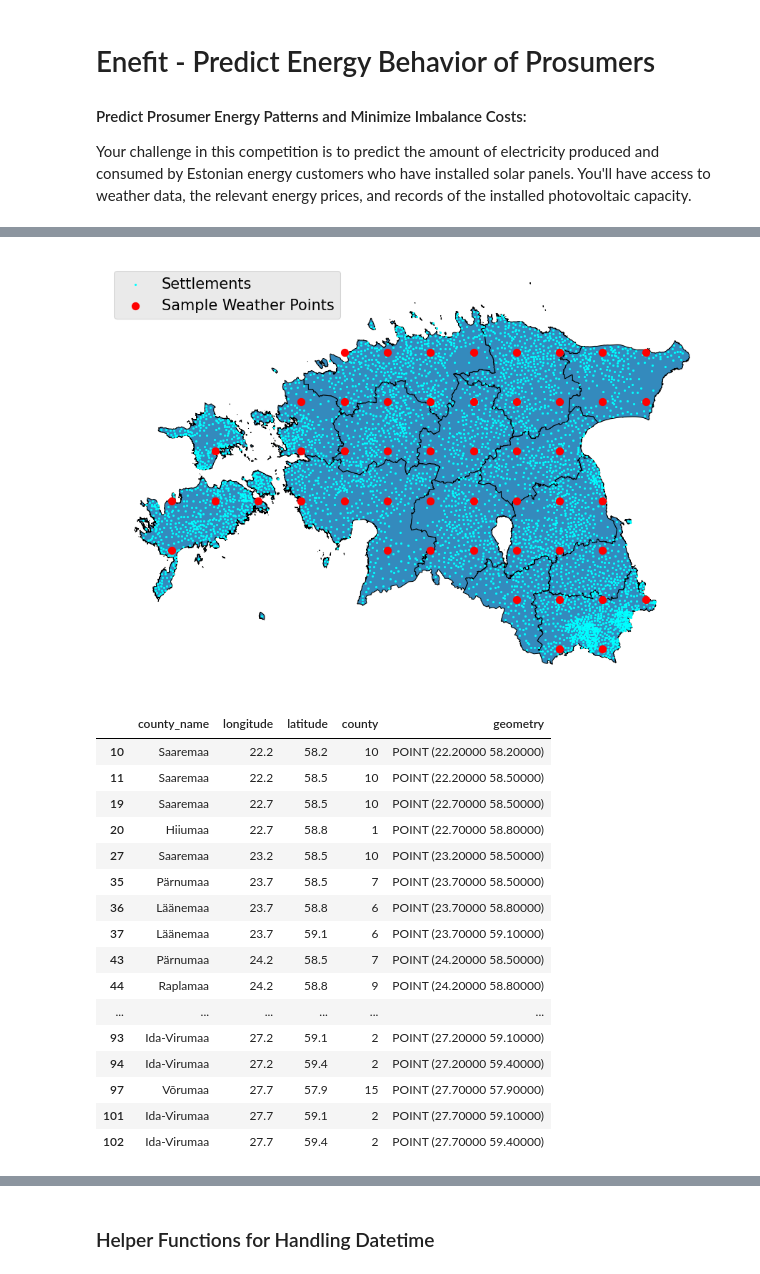
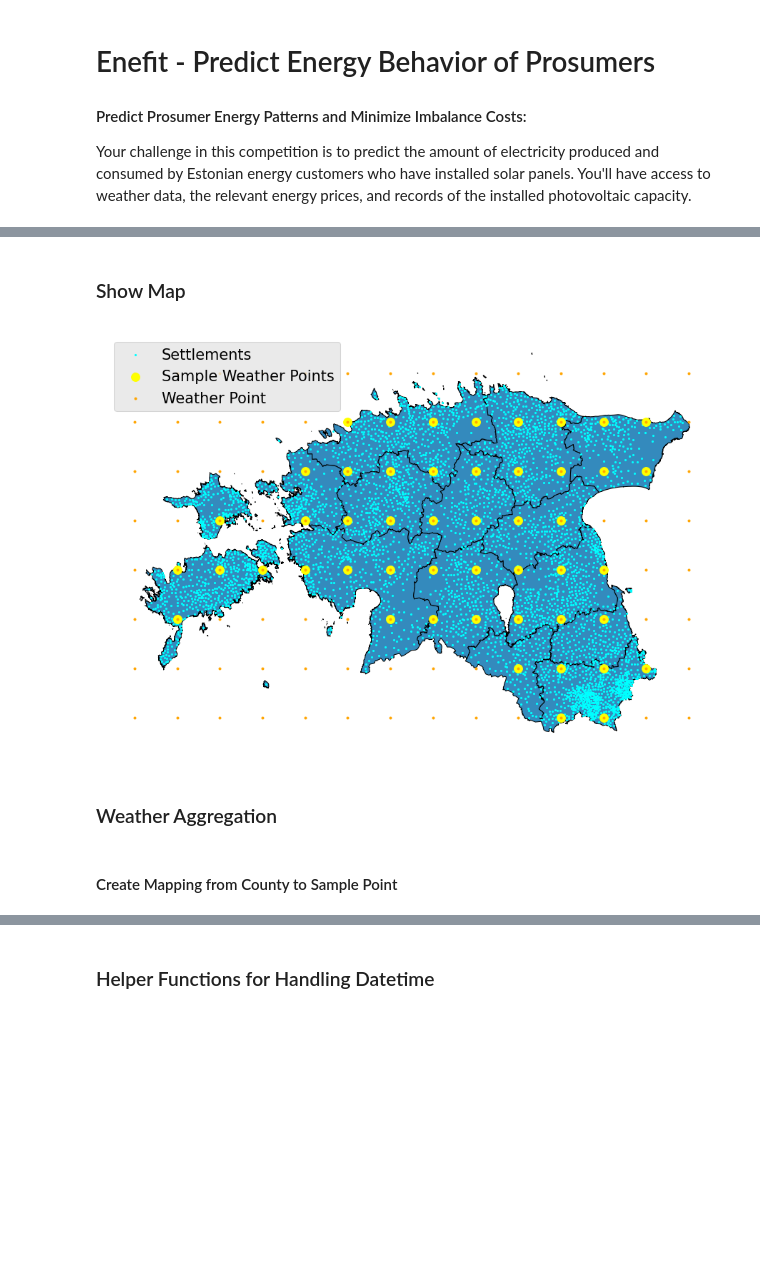
Before and after one commit to blcrosbie/kaggle, a Jupyter notebook: predict-energy-behavior-of-prosumers/Enefit Prosumer Behavior Prediction.ipynb, the cells around one changed output, grey strips where cells are left out. Cells and saved outputs as stored; diff of their text form; code cells hidden in the pictures; blank space fills up the shorter version.

```diff
--- a/predict-energy-behavior-of-prosumers/Enefit Prosumer Behavior Prediction.ipynb
+++ b/predict-energy-behavior-of-prosumers/Enefit Prosumer Behavior Prediction.ipynb
@@ -78,0 +72,13 @@ station_gdf = gpd.GeoDataFrame(
+# %%
+samples = samples.reset_index()
+# %%
+samples = samples.rename(columns={'index': 'sample_point'})
+# %%
+for col, dtype in dtypes.items():
+    samples[col] = samples[col].astype(dtype)
+    if dtype == 'float':
+        samples[col] = samples[col].apply(lambda x: round(x, 1))
+
+samples_gdf = gpd.GeoDataFrame(
+    samples, geometry=gpd.points_from_xy(samples.longitude, samples.latitude), crs=ESTONIA_CRS
+)
@@ -79,31 +92,22 @@ station_gdf = gpd.GeoDataFrame(
+# %%
+weather_gdf_first = weather_gdf[weather_gdf.datetime == weather_gdf.datetime.min()].reset_index().rename(columns={'index': 'sample_point'})
+# %% [markdown]
+### Show Map
 # %%
 # Plot the counties of Estonia as well as the centroids of the Weather Data Sample Points
 fig, ax = plt.subplots(figsize=(6,8))
 counties.plot(edgecolor='k',ax=ax)
 settlements.centroid.plot(markersize=1, color='cyan', ax=ax, label="Settlements")
-station_gdf.centroid.plot(markersize=24,color='r', ax=ax, label="Sample Weather Points")
+samples_gdf.centroid.plot(markersize=32, color='yellow', ax=ax, label="Sample Weather Points")
+weather_gdf_first.centroid.plot(markersize=2, color='orange', ax=ax, label="Weather Point")
 plt.legend()
 plt.axis('off')
 plt.tight_layout();
 # %% [output]
-[figure, old version]
+[figure, new version]
+# %% [markdown]
+### Weather Aggregation
+# %% [markdown]
+#### Create Mapping from County to Sample Point
 # %%
-station_gdf
+pts_per_sample_gdf = gpd.sjoin_nearest(settlements, weather_gdf_first, distance_col='dist')
-# %% [output]
-|  | county_name | longitude | latitude | county | geometry |
-| 10 | Saaremaa | 22.2 | 58.2 | 10 | POINT (22.20000 58.20000) |
-| 11 | Saaremaa | 22.2 | 58.5 | 10 | POINT (22.20000 58.50000) |
-| 19 | Saaremaa | 22.7 | 58.5 | 10 | POINT (22.70000 58.50000) |
-| 20 | Hiiumaa | 22.7 | 58.8 | 1 | POINT (22.70000 58.80000) |
-| 27 | Saaremaa | 23.2 | 58.5 | 10 | POINT (23.20000 58.50000) |
-| 35 | Pärnumaa | 23.7 | 58.5 | 7 | POINT (23.70000 58.50000) |
-| 36 | Läänemaa | 23.7 | 58.8 | 6 | POINT (23.70000 58.80000) |
-| 37 | Läänemaa | 23.7 | 59.1 | 6 | POINT (23.70000 59.10000) |
-| 43 | Pärnumaa | 24.2 | 58.5 | 7 | POINT (24.20000 58.50000) |
-| 44 | Raplamaa | 24.2 | 58.8 | 9 | POINT (24.20000 58.80000) |
-| ... | ... | ... | ... | ... | ... |
-| 93 | Ida-Virumaa | 27.2 | 59.1 | 2 | POINT (27.20000 59.10000) |
-| 94 | Ida-Virumaa | 27.2 | 59.4 | 2 | POINT (27.20000 59.40000) |
-| 97 | Võrumaa | 27.7 | 57.9 | 15 | POINT (27.70000 57.90000) |
-| 101 | Ida-Virumaa | 27.7 | 59.1 | 2 | POINT (27.70000 59.10000) |
-| 102 | Ida-Virumaa | 27.7 | 59.4 | 2 | POINT (27.70000 59.40000) |
```
Also changed, not shown: parts of 116 cells of this notebook, 6 other files.
